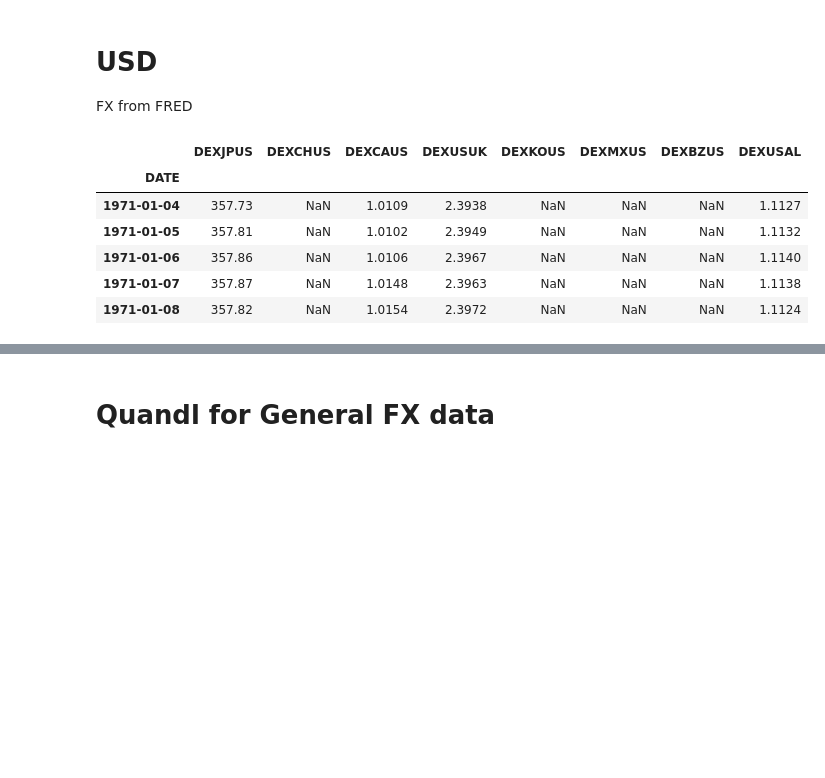
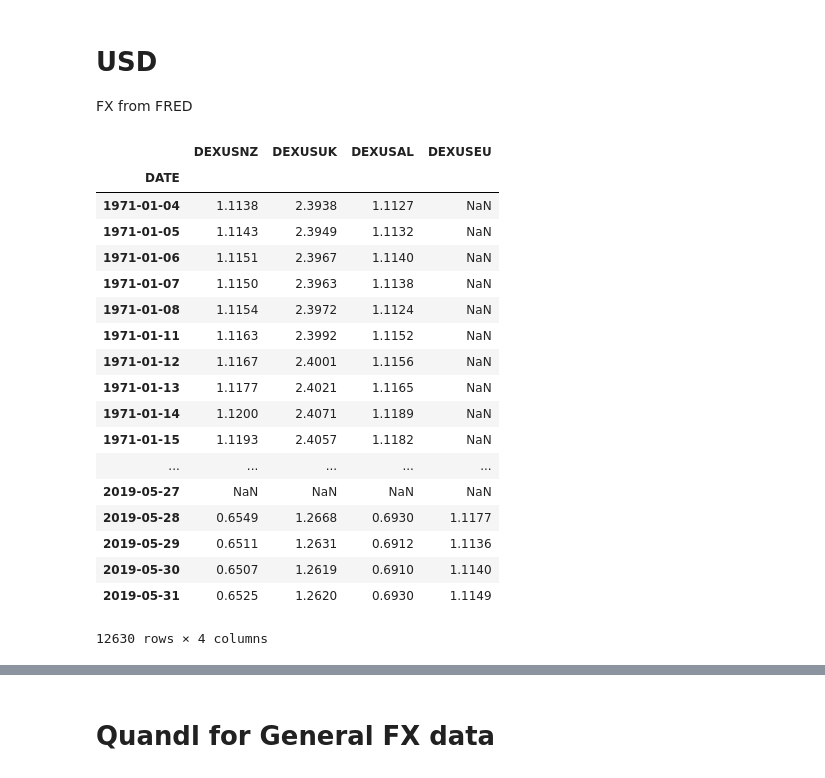
Before and after one commit to lauraperge/blackbox-trading-CNN, a Jupyter notebook: data/Trial Data Retrieval.ipynb, the cells around one changed output, grey strips where cells are left out. Drawn from its saved outputs; the diff is of its cells as text; code cells hidden in the pictures; blank space fills up the shorter version.

```diff
--- a/data/Trial Data Retrieval.ipynb
+++ b/data/Trial Data Retrieval.ipynb
@@ -115,22 +92,34 @@ plt.plot(close['^N225'].dropna())
 # USD
 FX from FRED
 # %%
-# Define the instruments to download. We would like to see JPYUSD,CHYUSD, CADUSD, USDGBP, SKoreanUSD, MXNUSD,BRZUSD,USDAUS
-tickers = ['DEXJPUS', 'DEXCHUS', 'DEXCAUS', 'DEXUSUK', 'DEXKOUS', 'DEXMXUS', 'DEXBZUS', 'DEXUSAL']
+# Define the instruments to download. We would like to see JPYUSD,DKKUSD, CADUSD, USDGBP, KRWUSD, MXNUSD,BRZUSD,USDAUD, USDEUR
+tickers = ['DEXUSNZ','DEXUSUK', 'DEXUSAL','DEXUSEU']
 # %%
 # We would like all available data from 01/01/1970 until 05/01/2019.
 start_date = '1970-01-02'
-end_date = '2019-05-01'
+end_date = '2019-06-07'
 # %%
 # User pandas_reader.data.DataReader to load the desired data. As simple as that.
 panel_data = data.DataReader(tickers, 'fred', start_date, end_date)
 # %%
-panel_data.head()
+panel_data
 # %% [output]
-|  | DEXJPUS | DEXCHUS | DEXCAUS | DEXUSUK | DEXKOUS | DEXMXUS | DEXBZUS | DEXUSAL |
-| DATE |  |  |  |  |  |  |  |  |
-| 1971-01-04 | 357.73 | NaN | 1.0109 | 2.3938 | NaN | NaN | NaN | 1.1127 |
-| 1971-01-05 | 357.81 | NaN | 1.0102 | 2.3949 | NaN | NaN | NaN | 1.1132 |
-| 1971-01-06 | 357.86 | NaN | 1.0106 | 2.3967 | NaN | NaN | NaN | 1.1140 |
-| 1971-01-07 | 357.87 | NaN | 1.0148 | 2.3963 | NaN | NaN | NaN | 1.1138 |
-| 1971-01-08 | 357.82 | NaN | 1.0154 | 2.3972 | NaN | NaN | NaN | 1.1124 |
+|  | DEXUSNZ | DEXUSUK | DEXUSAL | DEXUSEU |
+| DATE |  |  |  |  |
+| 1971-01-04 | 1.1138 | 2.3938 | 1.1127 | NaN |
+| 1971-01-05 | 1.1143 | 2.3949 | 1.1132 | NaN |
+| 1971-01-06 | 1.1151 | 2.3967 | 1.1140 | NaN |
+| 1971-01-07 | 1.1150 | 2.3963 | 1.1138 | NaN |
+| 1971-01-08 | 1.1154 | 2.3972 | 1.1124 | NaN |
+| 1971-01-11 | 1.1163 | 2.3992 | 1.1152 | NaN |
+| 1971-01-12 | 1.1167 | 2.4001 | 1.1156 | NaN |
+| 1971-01-13 | 1.1177 | 2.4021 | 1.1165 | NaN |
+| 1971-01-14 | 1.1200 | 2.4071 | 1.1189 | NaN |
+| 1971-01-15 | 1.1193 | 2.4057 | 1.1182 | NaN |
+| ... | ... | ... | ... | ... |
+| 2019-05-27 | NaN | NaN | NaN | NaN |
+| 2019-05-28 | 0.6549 | 1.2668 | 0.6930 | 1.1177 |
+| 2019-05-29 | 0.6511 | 1.2631 | 0.6912 | 1.1136 |
+| 2019-05-30 | 0.6507 | 1.2619 | 0.6910 | 1.1140 |
+| 2019-05-31 | 0.6525 | 1.2620 | 0.6930 | 1.1149 |
+12630 rows × 4 columns
```
Also changed, not shown: parts of 7 cells of this notebook, 56 other files.
